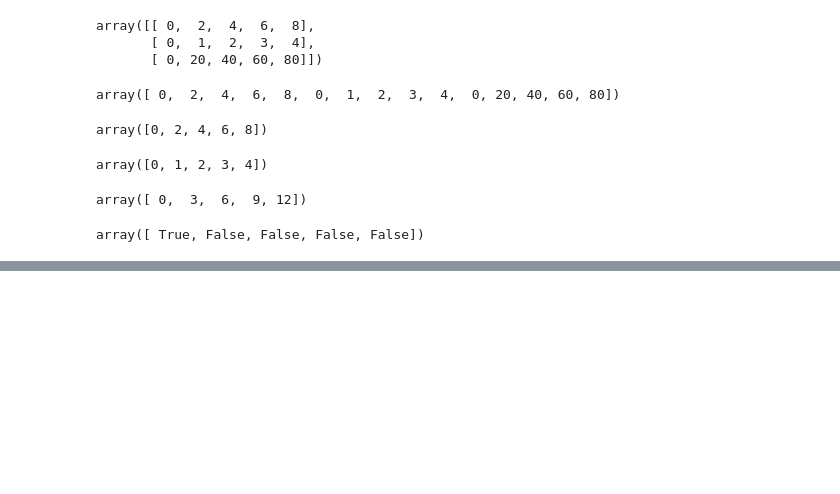
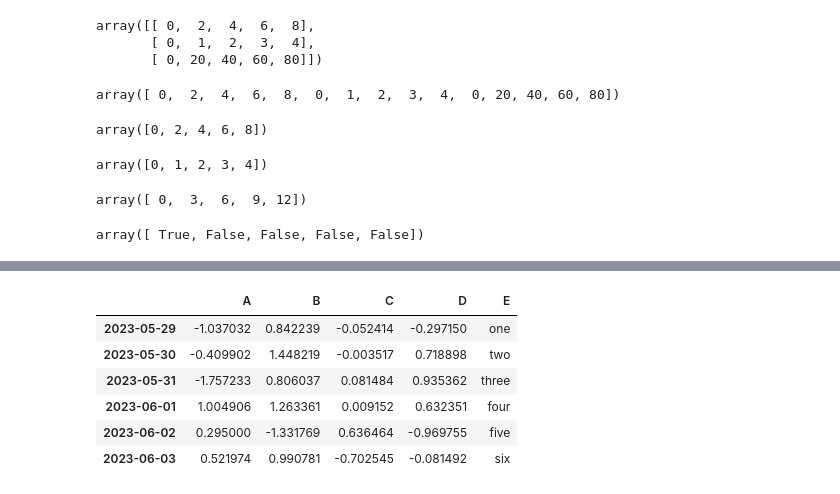
Before and after one commit to kawanodaiya/python, a Jupyter notebook: 20_code.ipynb, the cells around one changed output, grey strips where cells are left out. Drawn from its saved outputs; the diff is of its cells as text; code cells hidden in the pictures; blank space fills up the shorter version.

```diff
--- a/20_code.ipynb
+++ b/20_code.ipynb
@@ -104,0 +154,3 @@ array([ True, False, False, False, False])
+# %%
+df = pd.DataFrame(np.random.randn(6, 4), index=pd.date_range('20230529', periods=6), columns=['A', 'B', 'C', 'D'])
+df
@@ -104,0 +226,13 @@ array([ True, False, False, False, False])
+# %%
+df2 = df.copy()
+df2['E'] = ['one', 'two', 'three', 'four', 'five', 'six']
+# %%
+df2
+# %% [output]
+|  | A | B | C | D | E |
+| 2023-05-29 | -1.037032 | 0.842239 | -0.052414 | -0.297150 | one |
+| 2023-05-30 | -0.409902 | 1.448219 | -0.003517 | 0.718898 | two |
+| 2023-05-31 | -1.757233 | 0.806037 | 0.081484 | 0.935362 | three |
+| 2023-06-01 | 1.004906 | 1.263361 | 0.009152 | 0.632351 | four |
+| 2023-06-02 | 0.295000 | -1.331769 | 0.636464 | -0.969755 | five |
+| 2023-06-03 | 0.521974 | 0.990781 | -0.702545 | -0.081492 | six |
```
Also changed, not shown: parts of 30 cells of this notebook.
